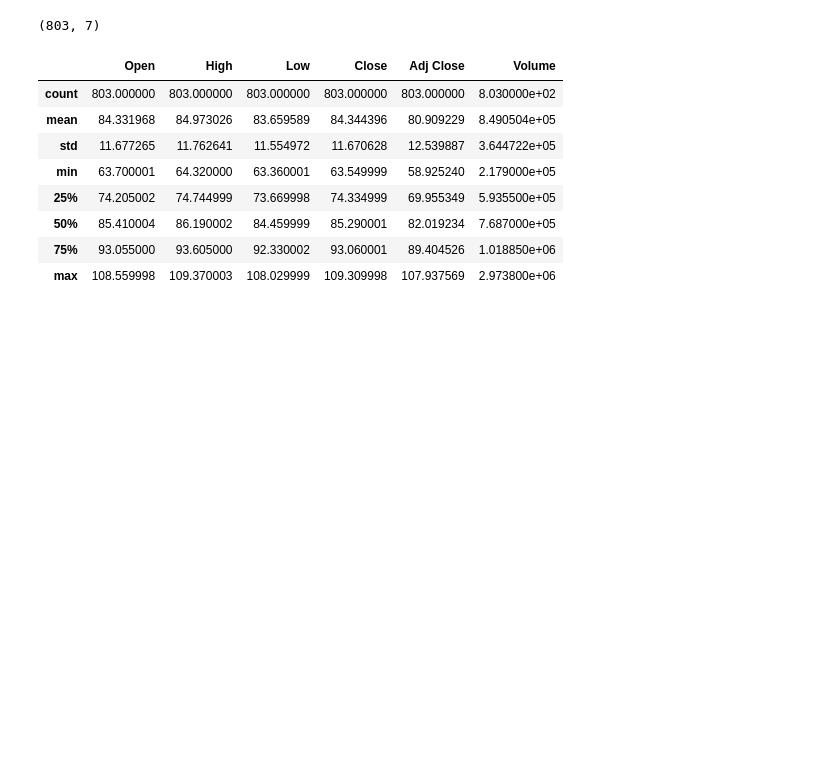
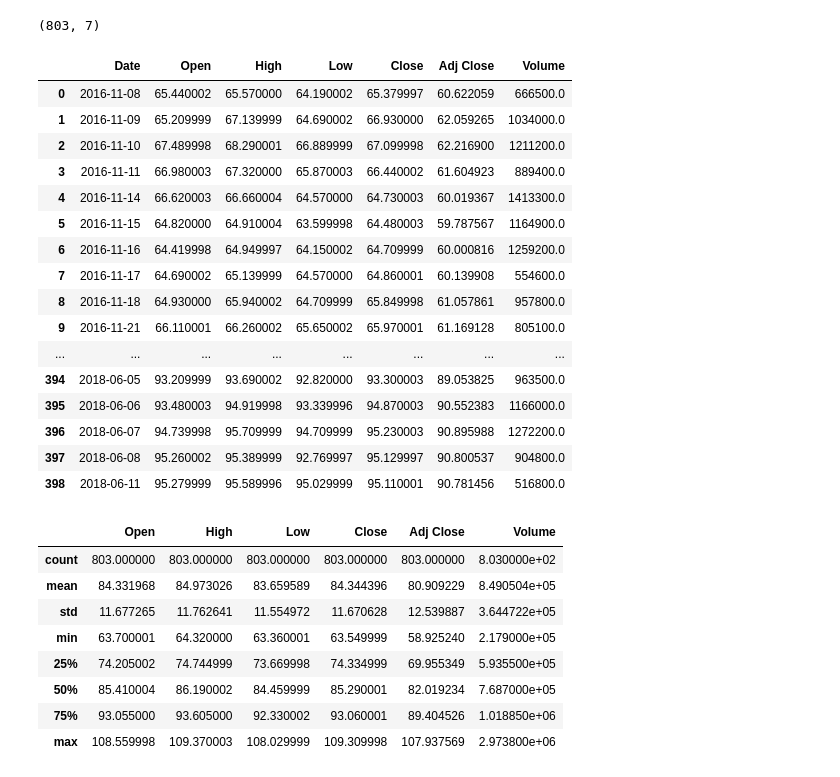
Before and after one commit to cybertraining-dsc/fa20-523-307, a Jupyter notebook: project/Analysis of Financial Markets based on President Trump's Tweets.ipynb, the cells around one changed output. Cells and saved outputs as stored; diff of their text form; code cells hidden in the pictures; blank space fills up the shorter version.

Commit message:
Work more on weekend stock dates

```diff
--- a/project/Analysis of Financial Markets based on President Trump's Tweets.ipynb
+++ b/project/Analysis of Financial Markets based on President Trump's Tweets.ipynb
@@ -215,3 +214,27 @@ stock_data.shape
+# %%
+s = pd.DataFrame({"Date": pd.date_range(stock_data.Date.min(), stock_data.Date.max(), freq="D")})
+df3 = pd.concat([stock_data, s])
+df3.drop_duplicates(subset='Date', inplace=True)
+df3.sort_values(by=['Date'], ascending=True)
+df3
+# %% [output]
+|  | Date | Open | High | Low | Close | Adj Close | Volume |
+| 0 | 2016-11-08 | 65.440002 | 65.570000 | 64.190002 | 65.379997 | 60.622059 | 666500.0 |
+| 1 | 2016-11-09 | 65.209999 | 67.139999 | 64.690002 | 66.930000 | 62.059265 | 1034000.0 |
+| 2 | 2016-11-10 | 67.489998 | 68.290001 | 66.889999 | 67.099998 | 62.216900 | 1211200.0 |
+| 3 | 2016-11-11 | 66.980003 | 67.320000 | 65.870003 | 66.440002 | 61.604923 | 889400.0 |
+| 4 | 2016-11-14 | 66.620003 | 66.660004 | 64.570000 | 64.730003 | 60.019367 | 1413300.0 |
+| 5 | 2016-11-15 | 64.820000 | 64.910004 | 63.599998 | 64.480003 | 59.787567 | 1164900.0 |
+| 6 | 2016-11-16 | 64.419998 | 64.949997 | 64.150002 | 64.709999 | 60.000816 | 1259200.0 |
+| 7 | 2016-11-17 | 64.690002 | 65.139999 | 64.570000 | 64.860001 | 60.139908 | 554600.0 |
+| 8 | 2016-11-18 | 64.930000 | 65.940002 | 64.709999 | 65.849998 | 61.057861 | 957800.0 |
+| 9 | 2016-11-21 | 66.110001 | 66.260002 | 65.650002 | 65.970001 | 61.169128 | 805100.0 |
+| ... | ... | ... | ... | ... | ... | ... | ... |
+| 394 | 2018-06-05 | 93.209999 | 93.690002 | 92.820000 | 93.300003 | 89.053825 | 963500.0 |
+| 395 | 2018-06-06 | 93.480003 | 94.919998 | 93.339996 | 94.870003 | 90.552383 | 1166000.0 |
+| 396 | 2018-06-07 | 94.739998 | 95.709999 | 94.709999 | 95.230003 | 90.895988 | 1272200.0 |
+| 397 | 2018-06-08 | 95.260002 | 95.389999 | 92.769997 | 95.129997 | 90.800537 | 904800.0 |
+| 398 | 2018-06-11 | 95.279999 | 95.589996 | 95.029999 | 95.110001 | 90.781456 | 516800.0 |
 # %%
 stock_data.describe()
 # %% [output]
```
Also changed, not shown: parts of 4 cells of this notebook.
